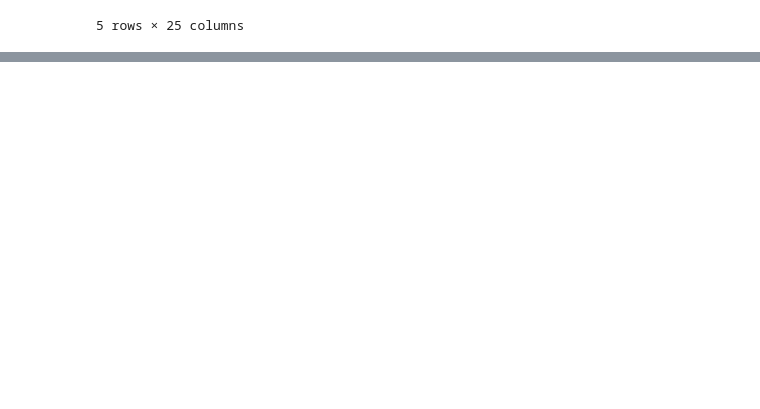
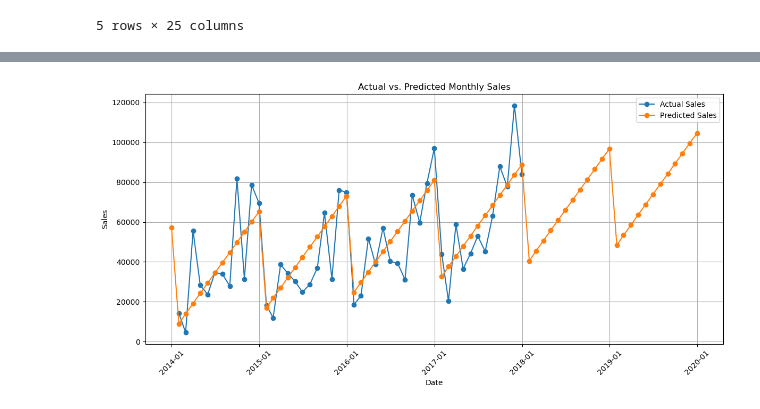
Before and after one commit to jmpealy/project-4-ML-integration, a Jupyter notebook: machine_learning.ipynb, the cells around one changed output, grey strips where cells are left out. Saved outputs shown, nothing was run; the diff lists cells and outputs as text; code cells hidden in the pictures; blank space fills up the shorter version.

Commit message:
predicted monthly sales

```diff
--- a/machine_learning.ipynb
+++ b/machine_learning.ipynb
@@ -95,0 +26,18 @@ sales_plot * best_fit_line
+# %%
+df = df[['Order Date', 'Sales']].copy()
+
+# Convert the 'Order Date' column to datetime if it's not already in that format
+df['Order Date'] = pd.to_datetime(df['Order Date'])
+
+# Extract the year and month from the 'Order Date' column
+df['Year'] = df['Order Date'].dt.year
+df['Month'] = df['Order Date'].dt.month
+
+# Group by year and month and sum the sales for each month
+monthly_sales = df.groupby(['Year', 'Month'])['Sales'].sum().reset_index()
+
+# Create a new DataFrame with the month-end date and aggregated sales data by month
+monthly_sales_df = pd.DataFrame({'Date': pd.to_datetime(monthly_sales[['Year', 'Month']].assign(day=1)) + pd.DateOffset(months=1, days=-1), 'Sales': monthly_sales['Sales']})
+
+# Display the new aggregated DataFrame
+monthly_sales_df.head()
@@ -95,0 +106,3 @@ sales_plot * best_fit_line
+# %%
+actual_sales = monthly_sales_df[['Date', 'Sales']].copy()
+actual_sales.head()
@@ -95,0 +116,25 @@ sales_plot * best_fit_line
+# %%
+# Convert the 'Date' column to datetime
+future_predictions['Date'] = pd.to_datetime(future_predictions['Date'])
+
+# Create a line plot to visualize both actual and predicted sales
+plt.figure(figsize=(12, 6))
+plt.plot(actual_sales['Date'], actual_sales['Sales'], label='Actual Sales', marker='o')
+plt.plot(future_predictions['Date'], future_predictions['Predicted_Sales'], label='Predicted Sales', marker='o')
+plt.xlabel('Date')
+plt.ylabel('Sales')
+plt.title('Actual vs. Predicted Monthly Sales')
+plt.grid(True)
+plt.legend()
+
+# Format x-axis labels to show only years and months
+plt.gca().xaxis.set_major_formatter(plt.matplotlib.dates.DateFormatter('%Y-%m'))
+
+# Rotate x-axis labels for better readability (optional)
+plt.xticks(rotation=45)
+
+# Show the plot
+plt.tight_layout()
+plt.show()
+# %% [output]
+[figure, added]
```
Also changed, not shown: parts of 17 cells of this notebook.
